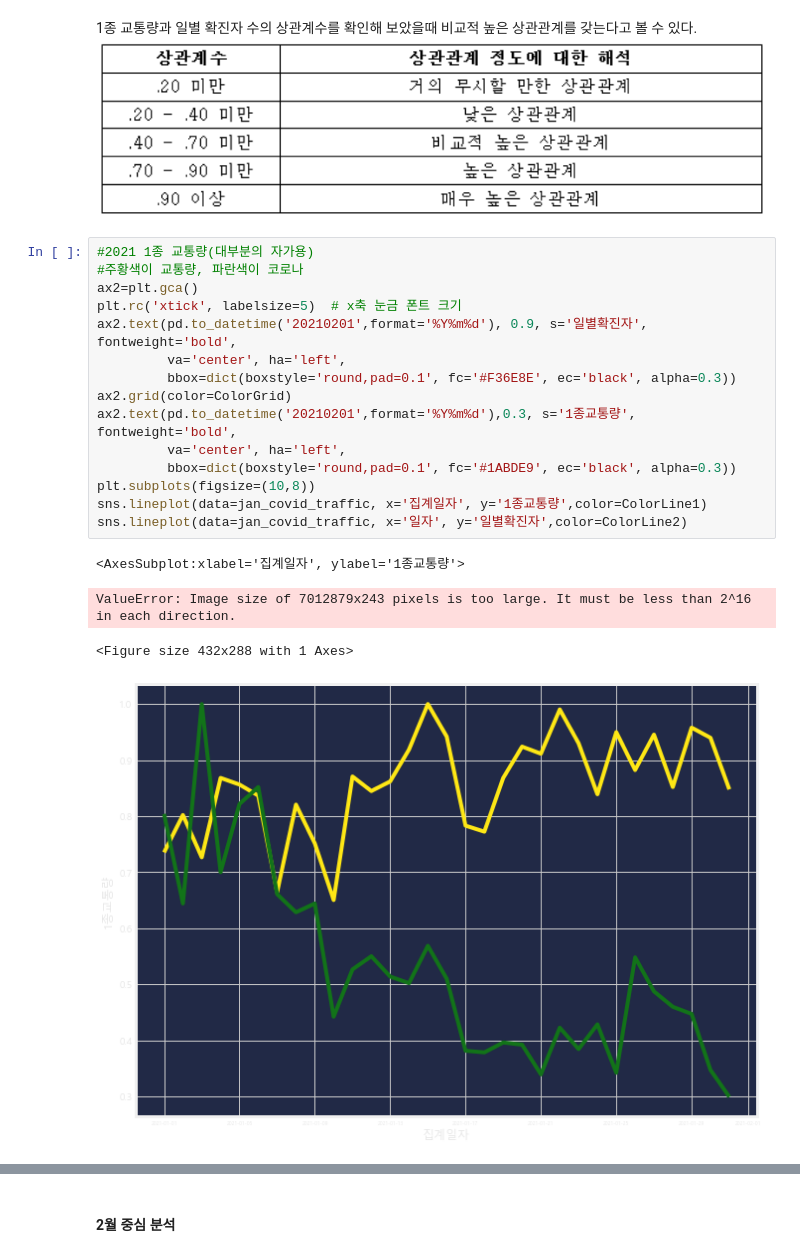
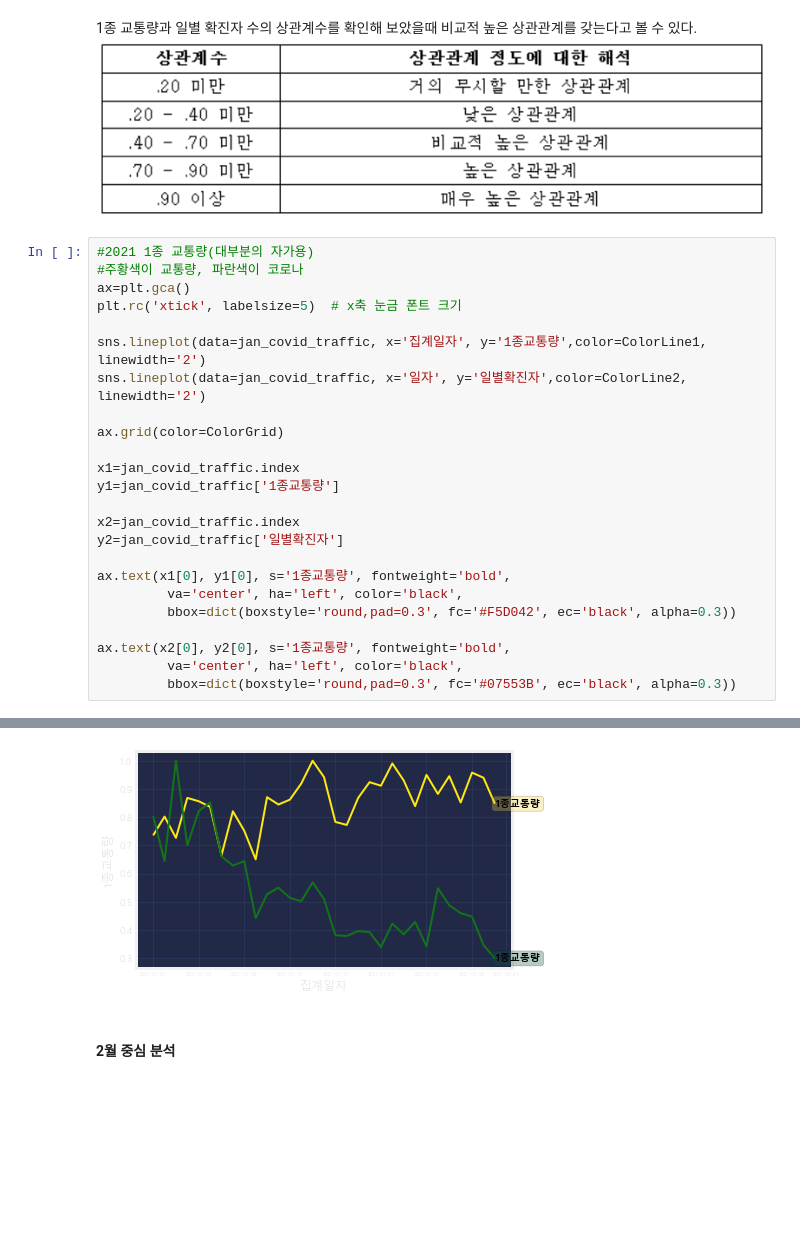
Before and after one commit to WooShangHyeon/damentor_3, a Jupyter notebook: FINAL_SAMHYUNTECH-시각화2.ipynb, the cells around one changed output, grey strips where cells are left out. Cells and saved outputs as stored; diff of their text form; blank space fills up the shorter version.

Commit message:
add bbox

```diff
--- a/FINAL_SAMHYUNTECH-시각화2.ipynb
+++ b/FINAL_SAMHYUNTECH-시각화2.ipynb
@@ -725,23 +738,28 @@ plt.show() #개구려~~~
 # %% [markdown]
 1종 교통량과 일별 확진자 수의 상관계수를 확인해 보았을때 비교적 높은 상관관계를 갖는다고 볼 수 있다.
 ![image.png](attachment:image.png)
-# %%
-#2021 1종 교통량(대부분의 자가용)
-#주황색이 교통량, 파란색이 코로나
-ax2=plt.gca()
-plt.rc('xtick', labelsize=5)  # x축 눈금 폰트 크기
-ax2.text(pd.to_datetime('20210201',format='%Y%m%d'), 0.9, s='일별확진자', fontweight='bold',
-         va='center', ha='left',
-         bbox=dict(boxstyle='round,pad=0.1', fc='#F36E8E', ec='black', alpha=0.3))
-ax2.grid(color=ColorGrid)
-ax2.text(pd.to_datetime('20210201',format='%Y%m%d'),0.3, s='1종교통량', fontweight='bold',
-         va='center', ha='left',
-         bbox=dict(boxstyle='round,pad=0.1', fc='#1ABDE9', ec='black', alpha=0.3))
-plt.subplots(figsize=(10,8))
-sns.lineplot(data=jan_covid_traffic, x='집계일자', y='1종교통량',color=ColorLine1)
-sns.lineplot(data=jan_covid_traffic, x='일자', y='일별확진자',color=ColorLine2)
-# %% [output]
-<AxesSubplot:xlabel='집계일자', ylabel='1종교통량'>
-ValueError: Image size of 7012879x243 pixels is too large. It must be less than 2^16 in each direction.
-<Figure size 432x288 with 1 Axes>
-[figure, removed]
+# %%
+#2021 1종 교통량(대부분의 자가용)
+#주황색이 교통량, 파란색이 코로나
+ax=plt.gca()
+plt.rc('xtick', labelsize=5)  # x축 눈금 폰트 크기
+
+sns.lineplot(data=jan_covid_traffic, x='집계일자', y='1종교통량',color=ColorLine1, linewidth='2')
+sns.lineplot(data=jan_covid_traffic, x='일자', y='일별확진자',color=ColorLine2, linewidth='2')
+
+ax.grid(color=ColorGrid)
+
+x1=jan_covid_traffic.index
+y1=jan_covid_traffic['1종교통량']
+
+x2=jan_covid_traffic.index
+y2=jan_covid_traffic['일별확진자']
+
+ax.text(x1[0], y1[0], s='1종교통량', fontweight='bold',
+         va='center', ha='left', color='black',
+         bbox=dict(boxstyle='round,pad=0.3', fc='#F5D042', ec='black', alpha=0.3))
+
+ax.text(x2[0], y2[0], s='1종교통량', fontweight='bold',
+         va='center', ha='left', color='black',
+         bbox=dict(boxstyle='round,pad=0.3', fc='#07553B', ec='black', alpha=0.3))
+# %% [output]
@@ -748,3 +767,4 @@ ValueError: Image size of 7012879x243 pixels is too large. It must be less than
+[figure, added]
 # %% [markdown]
 #### 2월 중심 분석
 # %%
```
Also changed, not shown: parts of 5 cells of this notebook.
